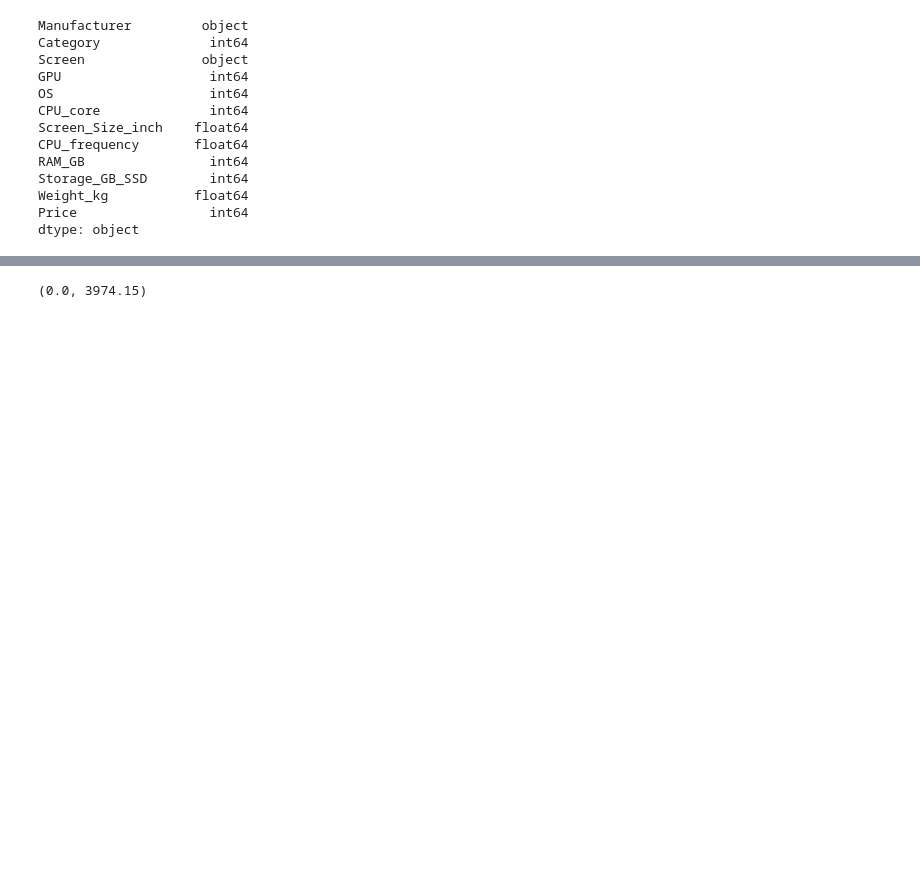
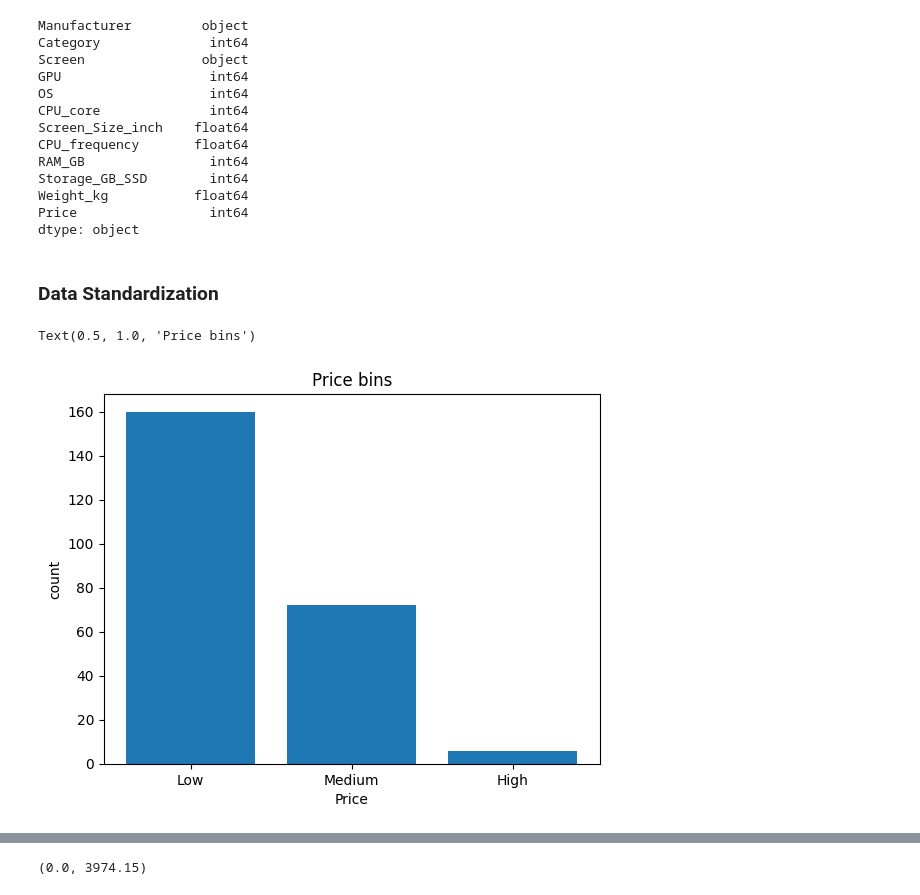
Before and after one commit to Sterling4/ibm, a Jupyter notebook: Laptops Pricing.ipynb, the cells around one changed output, grey strips where cells are left out. Drawn from its saved outputs; the diff is of its cells as text; code cells hidden in the pictures; blank space fills up the shorter version.

```diff
--- a/Laptops Pricing.ipynb
+++ b/Laptops Pricing.ipynb
@@ -116,6 +116,6 @@ Name: count, dtype: int64
     <li>"Weight_kg": 5 missing data, replace them with mean</li>
 </ul>
 # %%
-avg_screen_size_inch = df["Screen_Size_inch"].astype("float").mean(axis=0)
-print("Average screen_size_inch:", avg_screen_size_inch)
+common_screen_size_inch = df["Screen_Size_inch"].astype("float").idxmax(axis=0)
+print("Average screen_size_inch:", common_screen_size_inch)
 # %% [output]
@@ -200,3 +200,5 @@ Storage_GB_SSD        int64
 Weight_kg           float64
 Price                 int64
 dtype: object
+# %% [markdown]
+### Data Standardization
@@ -202,0 +219,8 @@ dtype: object
+# %%
+plt.bar(group_names, df["Price-binned"].value_counts())
+plt.xlabel("Price")
+plt.ylabel("count")
+plt.title("Price bins")
+# %% [output]
+Text(0.5, 1.0, 'Price bins')
+[figure, added]
```
Also changed, not shown: parts of 18 cells of this notebook, 1 other file.
